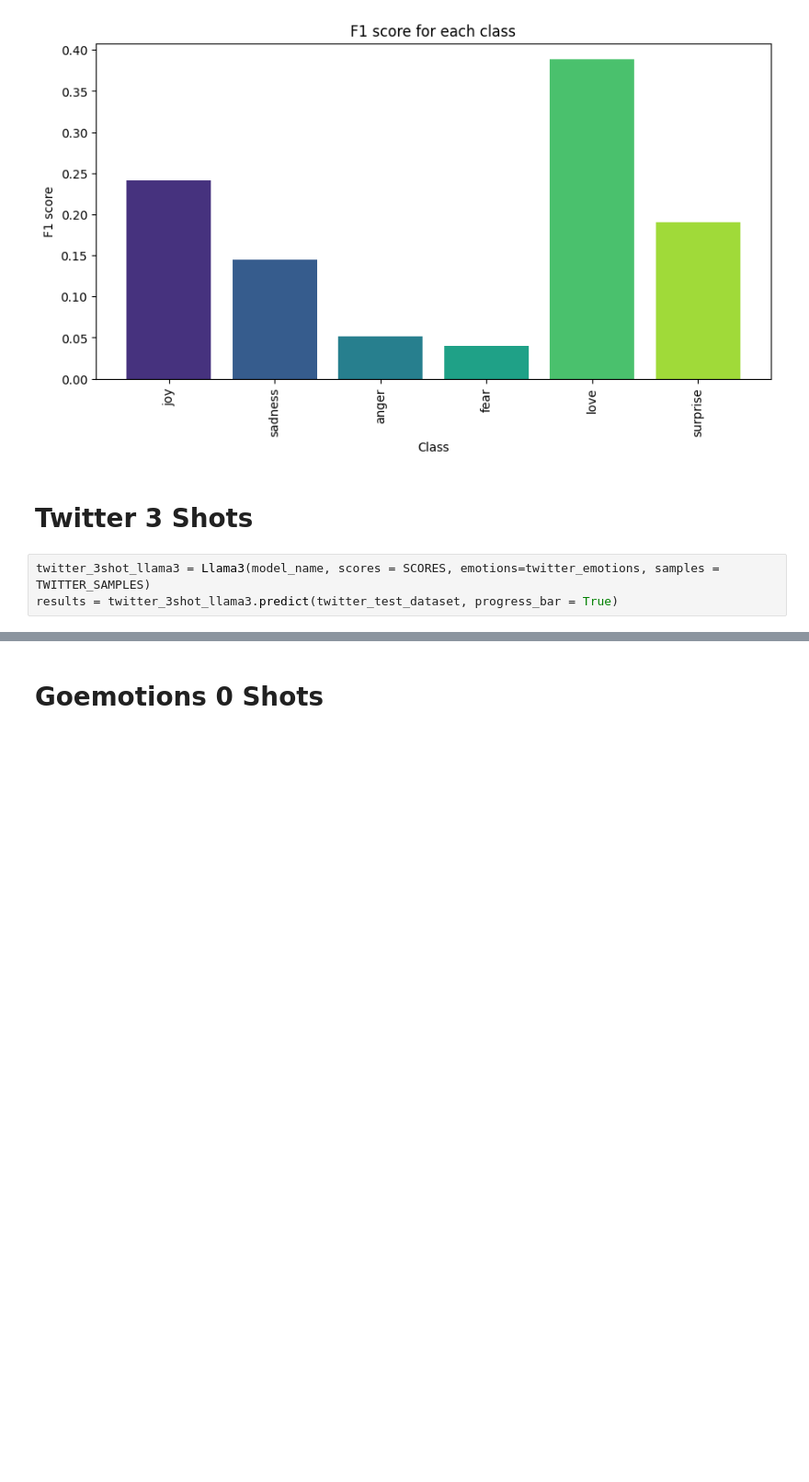
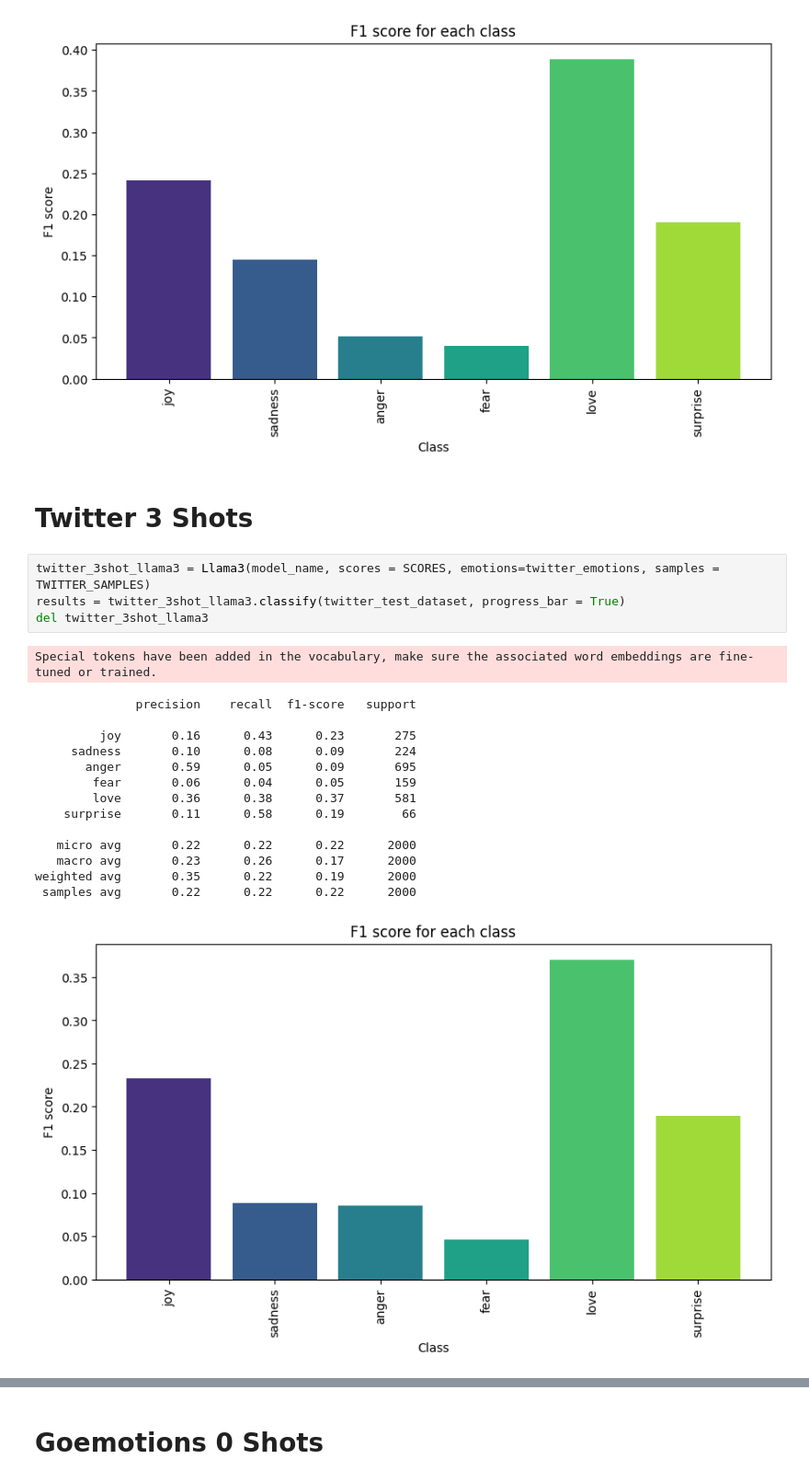
Before and after one commit to Nsivaa/HLT, a Jupyter notebook: Llama3_shots.ipynb, the cells around one changed output, grey strips where cells are left out. Shown: that part at 92% size. Saved outputs shown, nothing was run; the diff lists cells and outputs as text; blank space fills up the shorter version.

```diff
--- a/Llama3_shots.ipynb
+++ b/Llama3_shots.ipynb
@@ -86,4 +93,21 @@ weighted avg       0.30      0.22      0.19      2000
 # Twitter 3 Shots
 # %%
 twitter_3shot_llama3 = Llama3(model_name, scores = SCORES, emotions=twitter_emotions, samples = TWITTER_SAMPLES)
-results = twitter_3shot_llama3.predict(twitter_test_dataset, progress_bar = True)
+results = twitter_3shot_llama3.classify(twitter_test_dataset, progress_bar = True)
+del twitter_3shot_llama3
+# %% [output]
+Special tokens have been added in the vocabulary, make sure the associated word embeddings are fine-tuned or trained.
+              precision    recall  f1-score   support
+
+         joy       0.16      0.43      0.23       275
+     sadness       0.10      0.08      0.09       224
+       anger       0.59      0.05      0.09       695
+        fear       0.06      0.04      0.05       159
+        love       0.36      0.38      0.37       581
+    surprise       0.11      0.58      0.19        66
+
+   micro avg       0.22      0.22      0.22      2000
+   macro avg       0.23      0.26      0.17      2000
+weighted avg       0.35      0.22      0.19      2000
+ samples avg       0.22      0.22      0.22      2000
+[figure, added]
```
Also changed, not shown: parts of 6 cells of this notebook, 4 other files.
